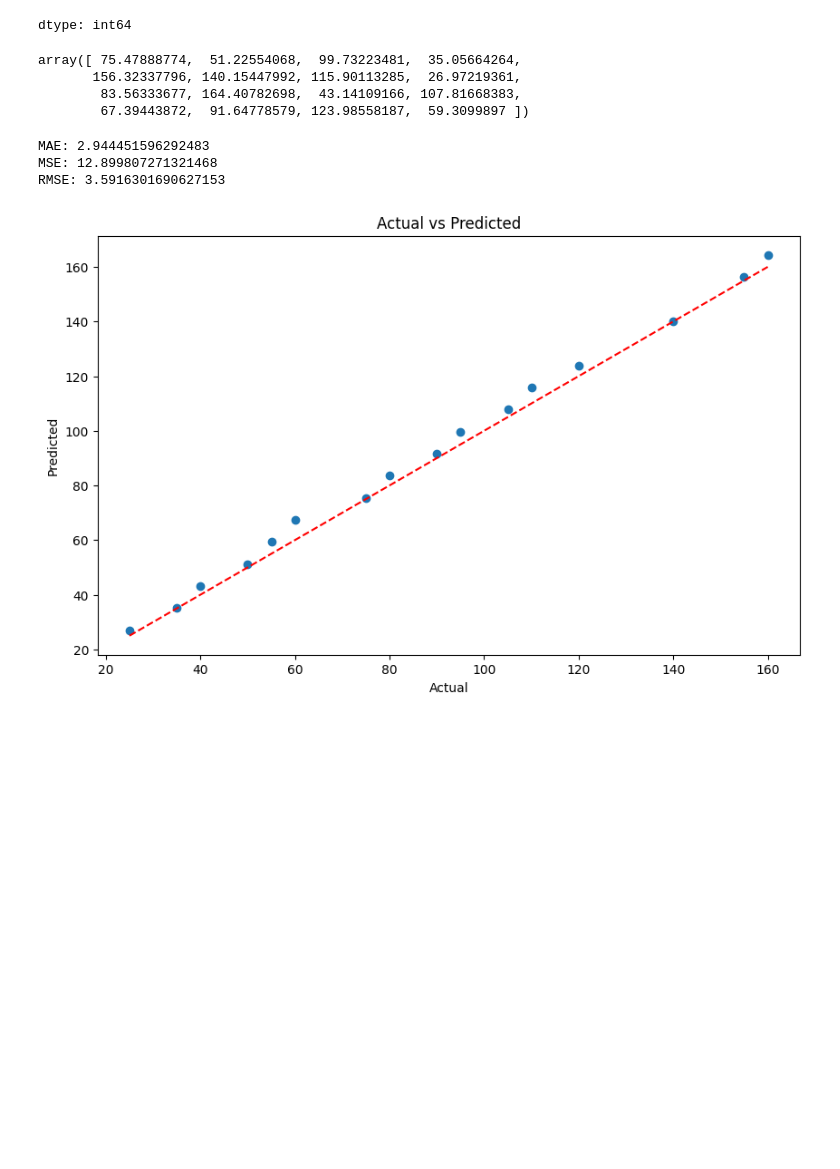
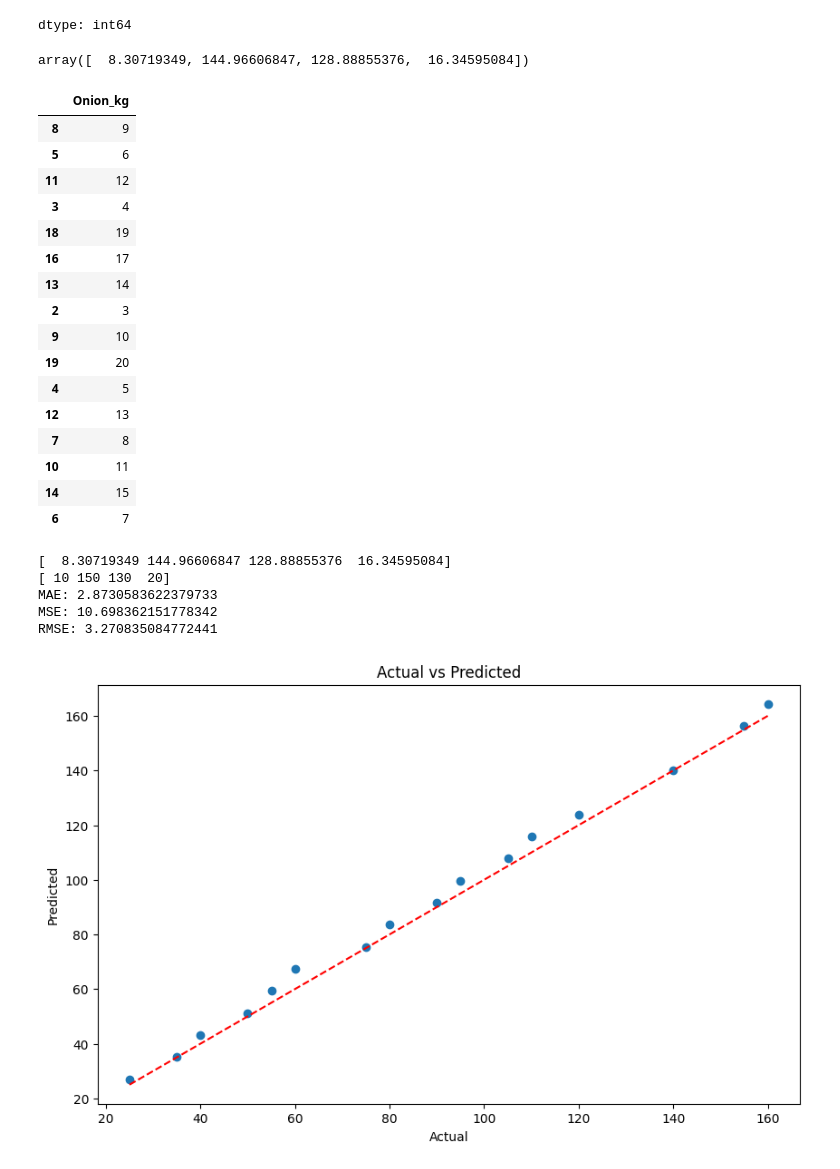
Before and after one commit to tapader13/practice-pythin-for-lab-test-, a Jupyter notebook: onion.ipynb, the cells around one changed output. Cells and saved outputs as stored; diff of their text form; code cells hidden in the pictures; blank space fills up the shorter version.

```diff
--- a/onion.ipynb
+++ b/onion.ipynb
@@ -21,18 +21,37 @@ x=df[['Onion_kg']]
 y=df["price"]
 
 model= LinearRegression()
-x_test,x_train,y_test,y_train=train_test_split(x,y,test_size=0.2, random_state=42)
-model.fit(x_train,y_train)
+X_train, X_test, y_train, y_test=train_test_split(x,y,test_size=0.2,random_state=42)
+model.fit(X_train,y_train)
 
-model.predict(x_test)
+model.predict(X_test)
 # %% [output]
-array([ 75.47888774,  51.22554068,  99.73223481,  35.05664264,
-       156.32337796, 140.15447992, 115.90113285,  26.97219361,
-        83.56333677, 164.40782698,  43.14109166, 107.81668383,
-        67.39443872,  91.64778579, 123.98558187,  59.3099897 ])
+array([  8.30719349, 144.96606847, 128.88855376,  16.34595084])
+# %%
+X_train
+# %% [output]
+|  | Onion_kg |
+| 8 | 9 |
+| 5 | 6 |
+| 11 | 12 |
+| 3 | 4 |
+| 18 | 19 |
+| 16 | 17 |
+| 13 | 14 |
+| 2 | 3 |
+| 9 | 10 |
+| 19 | 20 |
+| 4 | 5 |
+| 12 | 13 |
+| 7 | 8 |
+| 10 | 11 |
+| 14 | 15 |
+| 6 | 7 |
 # %%
 from sklearn.metrics import mean_absolute_error, mean_squared_error, root_mean_squared_error
-y_pred=model.predict(x_test)
+y_pred=model.predict(X_test)
+print(y_pred)
+print(y_test.values)
 mae=mean_absolute_error(y_test,y_pred)
 mse=mean_squared_error(y_test,y_pred)
 rmse=root_mean_squared_error(y_test,y_pred)
@@ -41,9 +60,11 @@ print("MAE:",mae)
 print("MSE:",mse)
 print("RMSE:",rmse)
 # %% [output]
-MAE: 2.944451596292483
-MSE: 12.899807271321468
-RMSE: 3.5916301690627153
+[  8.30719349 144.96606847 128.88855376  16.34595084]
+[ 10 150 130  20]
+MAE: 2.8730583622379733
+MSE: 10.698362151778342
+RMSE: 3.270835084772441
 # %%
 import matplotlib.pyplot as plt
 
```
